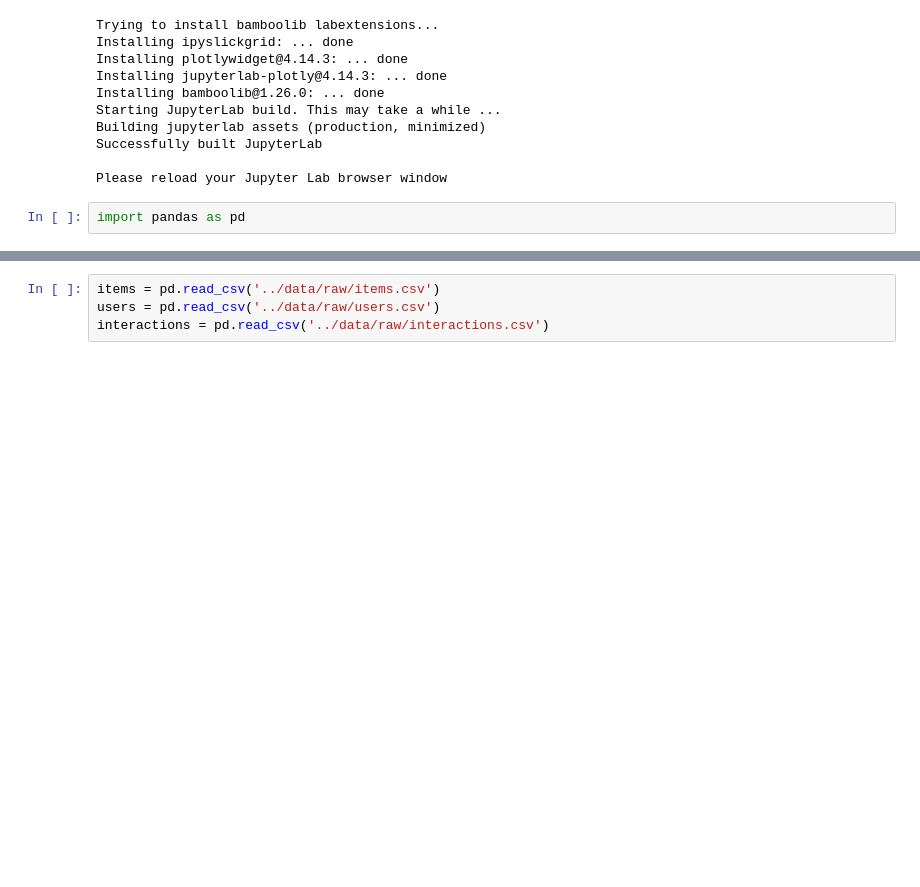
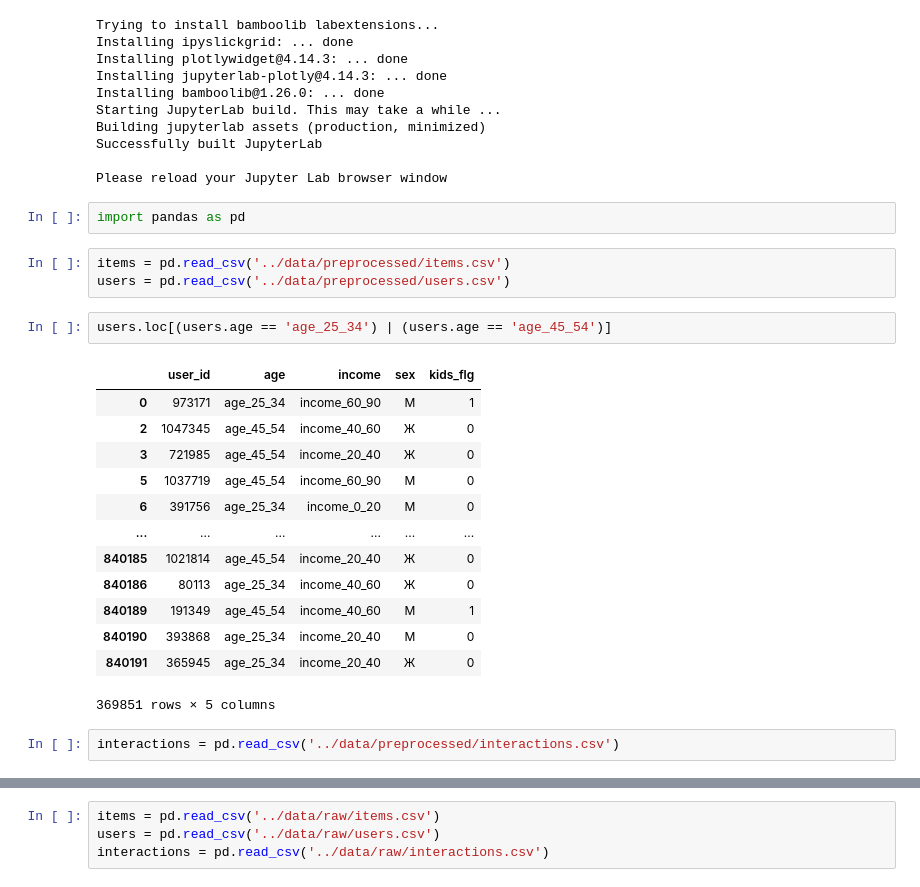
Before and after one commit to d-emelyanov/recsys-course, a Jupyter notebook: notebooks/Data.ipynb, the cells around one changed output, grey strips where cells are left out. Saved outputs shown, nothing was run; the diff lists cells and outputs as text; blank space fills up the shorter version.

```diff
--- a/notebooks/Data.ipynb
+++ b/notebooks/Data.ipynb
@@ -14,3 +14,24 @@ Successfully built JupyterLab
 Please reload your Jupyter Lab browser window
 # %%
 import pandas as pd
+# %%
+items = pd.read_csv('../data/preprocessed/items.csv')
+users = pd.read_csv('../data/preprocessed/users.csv')
+# %%
+users.loc[(users.age == 'age_25_34') | (users.age == 'age_45_54')]
+# %% [output]
+|  | user_id | age | income | sex | kids_flg |
+| 0 | 973171 | age_25_34 | income_60_90 | М | 1 |
+| 2 | 1047345 | age_45_54 | income_40_60 | Ж | 0 |
+| 3 | 721985 | age_45_54 | income_20_40 | Ж | 0 |
+| 5 | 1037719 | age_45_54 | income_60_90 | М | 0 |
+| 6 | 391756 | age_25_34 | income_0_20 | М | 0 |
+| ... | ... | ... | ... | ... | ... |
+| 840185 | 1021814 | age_45_54 | income_20_40 | Ж | 0 |
+| 840186 | 80113 | age_25_34 | income_40_60 | Ж | 0 |
+| 840189 | 191349 | age_45_54 | income_40_60 | М | 1 |
+| 840190 | 393868 | age_25_34 | income_20_40 | М | 0 |
+| 840191 | 365945 | age_25_34 | income_20_40 | Ж | 0 |
+369851 rows × 5 columns
+# %%
+interactions = pd.read_csv('../data/preprocessed/interactions.csv')
```
Also changed, not shown: parts of 6 cells of this notebook, 28 other files.
